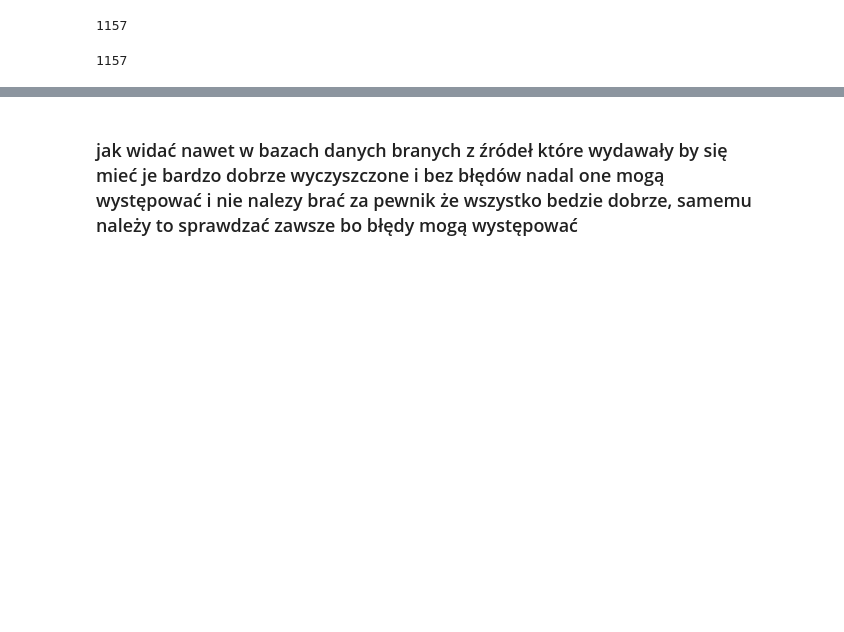
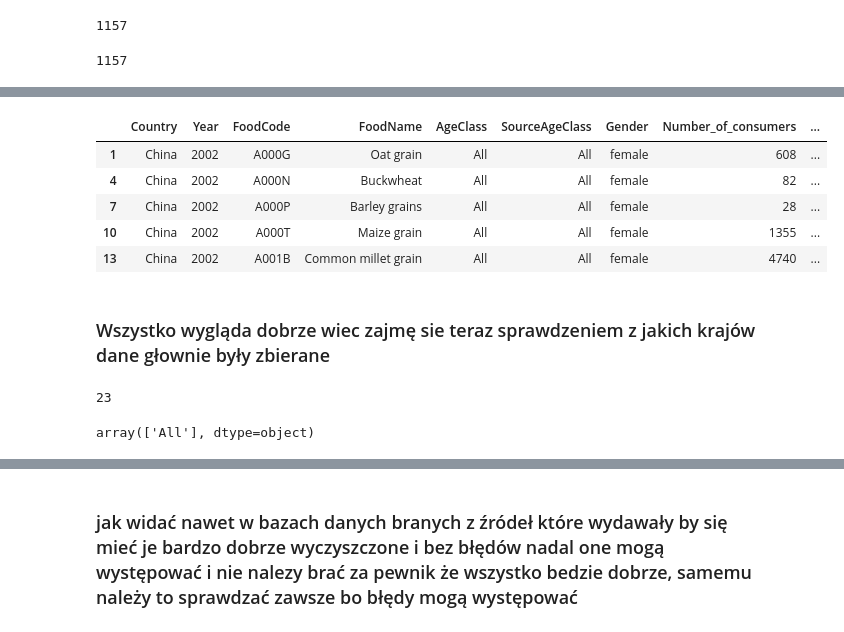
Before and after one commit to lukacjo/food_consumption, a Jupyter notebook: food_consumption.ipynb, the cells around one changed output, grey strips where cells are left out. Drawn from its saved outputs; the diff is of its cells as text; code cells hidden in the pictures; blank space fills up the shorter version.

```diff
--- a/food_consumption.ipynb
+++ b/food_consumption.ipynb
@@ -309,0 +340,19 @@ food_all_oat_ch['Number_of_consumers'].iloc[0]
+# %%
+food_fem_all.head(5)
+# %% [output]
+|  | Country | Year | FoodCode | FoodName | AgeClass | SourceAgeClass | Gender | Number_of_consumers | ... |
+| 1 | China | 2002 | A000G | Oat grain | All | All | female | 608 | ... |
+| 4 | China | 2002 | A000N | Buckwheat | All | All | female | 82 | ... |
+| 7 | China | 2002 | A000P | Barley grains | All | All | female | 28 | ... |
+| 10 | China | 2002 | A000T | Maize grain | All | All | female | 1355 | ... |
+| 13 | China | 2002 | A001B | Common millet grain | All | All | female | 4740 | ... |
+# %% [markdown]
+### Wszystko wygląda dobrze wiec zajmę sie teraz sprawdzeniem z jakich krajów dane głownie były zbierane
+# %%
+food_all_all['Country'].nunique()
+# %% [output]
+23
+# %%
+food_all_all['AgeClass'].unique()
+# %% [output]
+array(['All'], dtype=object)
```
Also changed, not shown: parts of 32 cells of this notebook.
